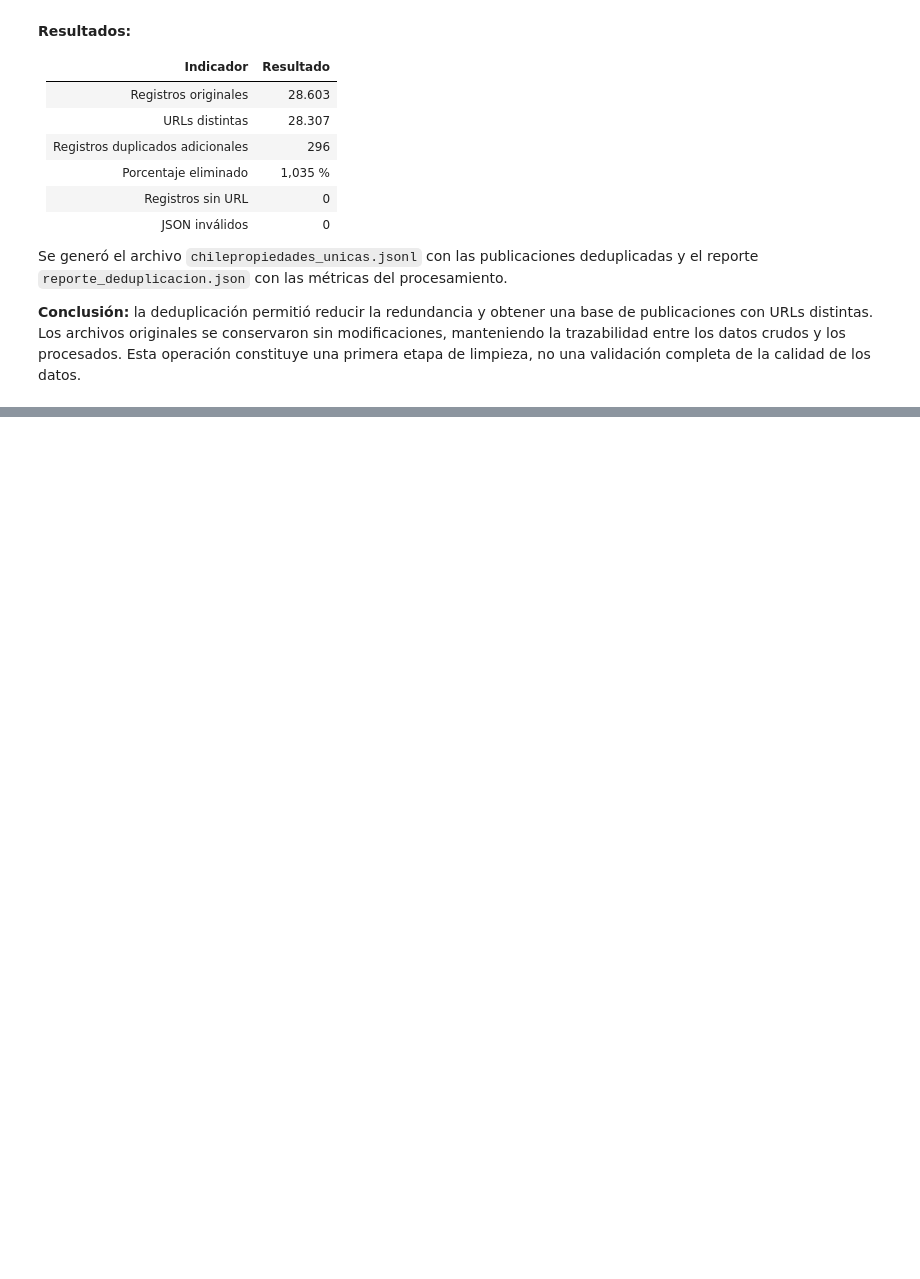
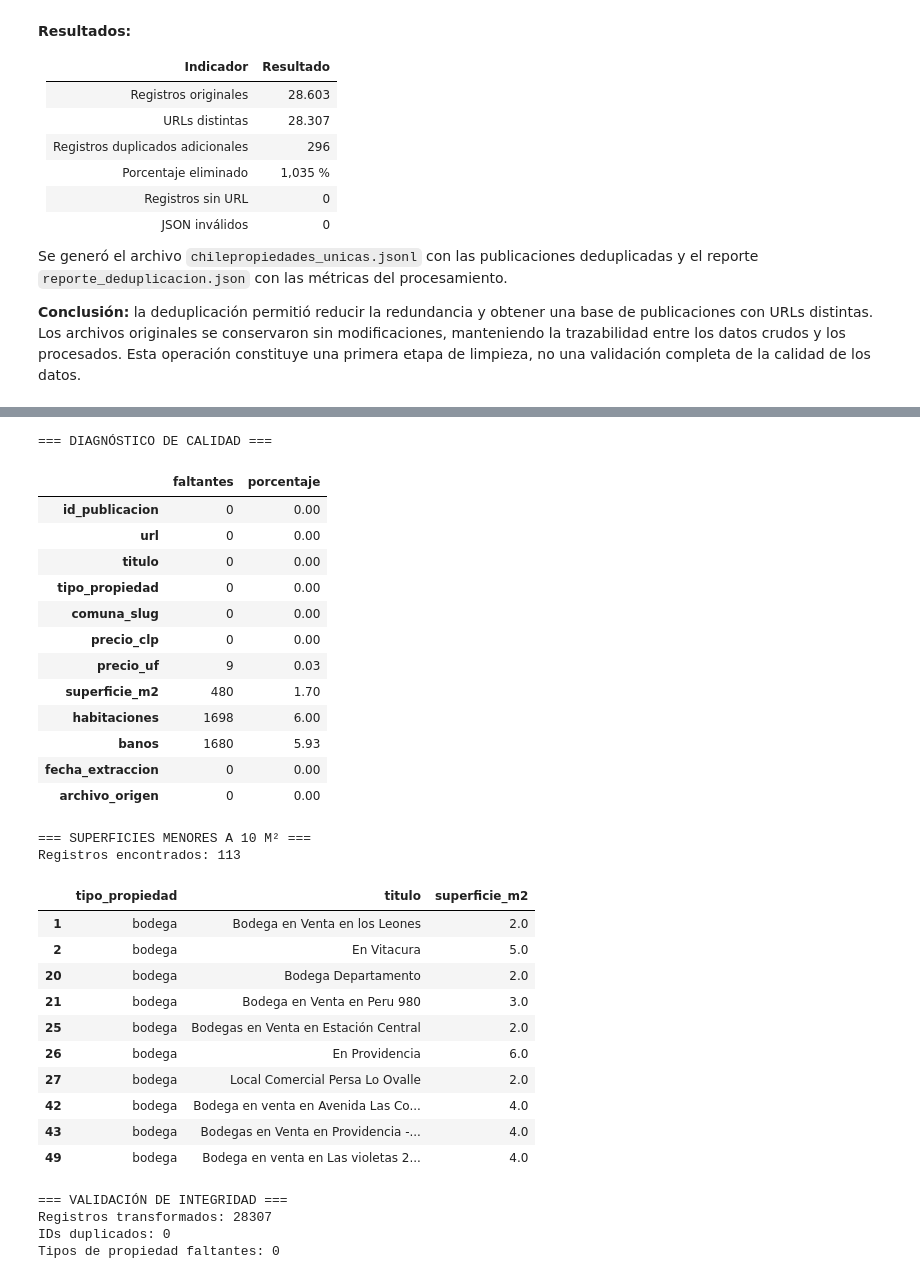
Before and after one commit to Nervots2/Proyecto_inmobiliario, a Jupyter notebook: notebooks/avance4_procesamiento.ipynb, the cells around one changed output, grey strips where cells are left out. Drawn from its saved outputs; the diff is of its cells as text; code cells hidden in the pictures; blank space fills up the shorter version.

```diff
--- a/notebooks/avance4_procesamiento.ipynb
+++ b/notebooks/avance4_procesamiento.ipynb
@@ -349,0 +456,71 @@ Se generó el archivo `chilepropiedades_unicas.jsonl` con las publicaciones dedu
+# %%
+print("=== DIAGNÓSTICO DE CALIDAD ===")
+
+# Valores faltantes por columna
+faltantes = pd.DataFrame({
+    "faltantes": df_normalizado.isna().sum(),
+    "porcentaje": (
+        df_normalizado.isna().mean() * 100
+    ).round(2)
+})
+
+display(faltantes)
+
+# Revisar superficies sospechosamente pequeñas
+superficies_pequenas = df_normalizado[
+    df_normalizado["superficie_m2"].notna()
+    & (df_normalizado["superficie_m2"] < 10)
+]
+
+print("\n=== SUPERFICIES MENORES A 10 M² ===")
+print("Registros encontrados:", len(superficies_pequenas))
+
+display(
+    superficies_pequenas[
+        ["tipo_propiedad", "titulo", "superficie_m2"]
+    ].head(10)
+)
+
+# Verificar conservación de registros e IDs
+print("\n=== VALIDACIÓN DE INTEGRIDAD ===")
+print("Registros transformados:", len(df_normalizado))
+print(
+    "IDs duplicados:",
+    df_normalizado["id_publicacion"].duplicated().sum()
+)
+print(
+    "Tipos de propiedad faltantes:",
+    df_normalizado["tipo_propiedad"].isna().sum()
+)
+# %% [output]
+=== DIAGNÓSTICO DE CALIDAD ===
+|  | faltantes | porcentaje |
+| id_publicacion | 0 | 0.00 |
+| url | 0 | 0.00 |
+| titulo | 0 | 0.00 |
+| tipo_propiedad | 0 | 0.00 |
+| comuna_slug | 0 | 0.00 |
+| precio_clp | 0 | 0.00 |
+| precio_uf | 9 | 0.03 |
+| superficie_m2 | 480 | 1.70 |
+| habitaciones | 1698 | 6.00 |
+| banos | 1680 | 5.93 |
+| fecha_extraccion | 0 | 0.00 |
+| archivo_origen | 0 | 0.00 |
+=== SUPERFICIES MENORES A 10 M² ===
+Registros encontrados: 113
+|  | tipo_propiedad | titulo | superficie_m2 |
+| 1 | bodega | Bodega en Venta en los Leones | 2.0 |
+| 2 | bodega | En Vitacura | 5.0 |
+| 20 | bodega | Bodega Departamento | 2.0 |
+| 21 | bodega | Bodega en Venta en Peru 980 | 3.0 |
+| 25 | bodega | Bodegas en Venta en Estación Central | 2.0 |
+| 26 | bodega | En Providencia | 6.0 |
+| 27 | bodega | Local Comercial Persa Lo Ovalle | 2.0 |
+| 42 | bodega | Bodega en venta en Avenida Las Co... | 4.0 |
+| 43 | bodega | Bodegas en Venta en Providencia -... | 4.0 |
+| 49 | bodega | Bodega en venta en Las violetas 2... | 4.0 |
+=== VALIDACIÓN DE INTEGRIDAD ===
+Registros transformados: 28307
+IDs duplicados: 0
+Tipos de propiedad faltantes: 0
```
Also changed, not shown: parts of 3 cells of this notebook, 2 other files.
